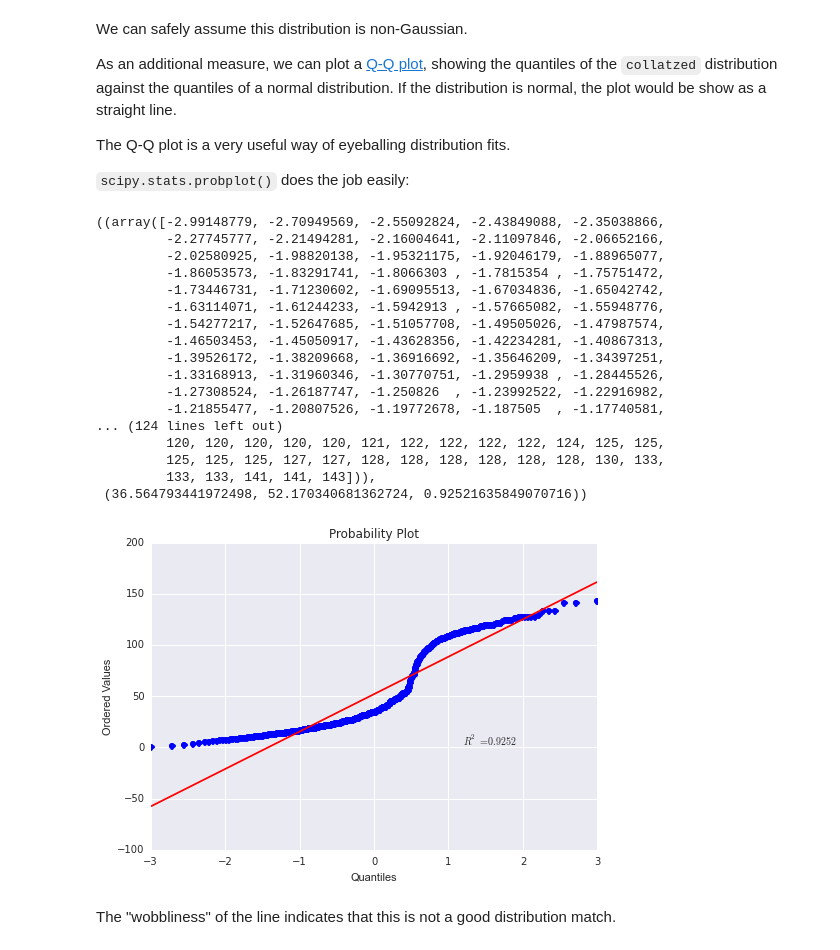
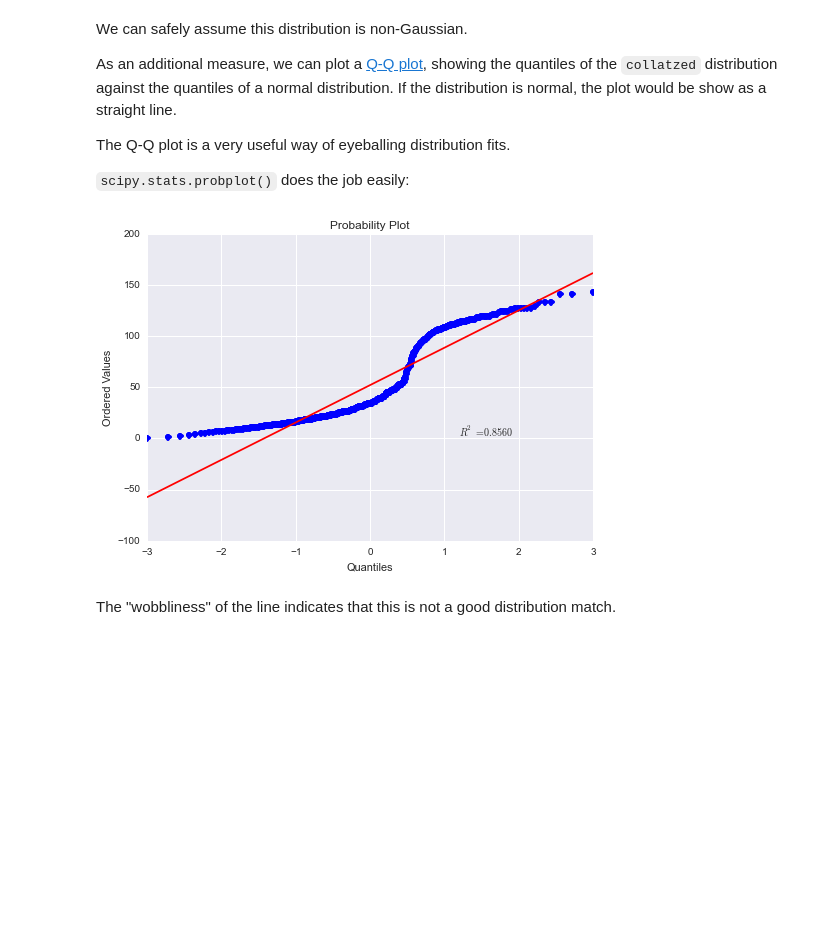
Before and after one commit to johnhw/summerschool2015, a Jupyter notebook: CrashCourse_IntroIpython.ipynb, the cells around one changed output. Saved outputs shown, nothing was run; the diff lists cells and outputs as text; code cells hidden in the pictures; blank space fills up the shorter version.

```diff
--- a/CrashCourse_IntroIpython.ipynb
+++ b/CrashCourse_IntroIpython.ipynb
@@ -159,25 +191,8 @@ The Q-Q plot is a very useful way of eyeballing distribution fits.
 `scipy.stats.probplot()` does the job easily:
 # %%
 plt.figure() # don't plot on the same axis as the previous plot
-stats.probplot(collatzed, dist="norm", plot=pylab) # note the use of "norm" to specify the test distribution
+qq = stats.probplot(collatzed, dist="norm", plot=plt) # note the use of "norm" to specify the test distribution
 # %% [output]
-((array([-2.99148779, -2.70949569, -2.55092824, -2.43849088, -2.35038866,
-         -2.27745777, -2.21494281, -2.16004641, -2.11097846, -2.06652166,
-         -2.02580925, -1.98820138, -1.95321175, -1.92046179, -1.88965077,
-         -1.86053573, -1.83291741, -1.8066303 , -1.7815354 , -1.75751472,
-         -1.73446731, -1.71230602, -1.69095513, -1.67034836, -1.65042742,
-         -1.63114071, -1.61244233, -1.5942913 , -1.57665082, -1.55948776,
-         -1.54277217, -1.52647685, -1.51057708, -1.49505026, -1.47987574,
-         -1.46503453, -1.45050917, -1.43628356, -1.42234281, -1.40867313,
-         -1.39526172, -1.38209668, -1.36916692, -1.35646209, -1.34397251,
-         -1.33168913, -1.31960346, -1.30770751, -1.2959938 , -1.28445526,
-         -1.27308524, -1.26187747, -1.250826  , -1.23992522, -1.22916982,
-         -1.21855477, -1.20807526, -1.19772678, -1.187505  , -1.17740581,
-... (124 lines left out)
-         120, 120, 120, 120, 120, 121, 122, 122, 122, 122, 124, 125, 125,
-         125, 125, 125, 127, 127, 128, 128, 128, 128, 128, 128, 130, 133,
-         133, 133, 141, 141, 143])),
- (36.564793441972498, 52.170340681362724, 0.92521635849070716))
-[figure, old version]
+[figure, new version]
 # %% [markdown]
 The "wobbliness" of the line indicates that this is not a good distribution match.
```
Also changed, not shown: parts of 15 cells of this notebook, 1 other file.
